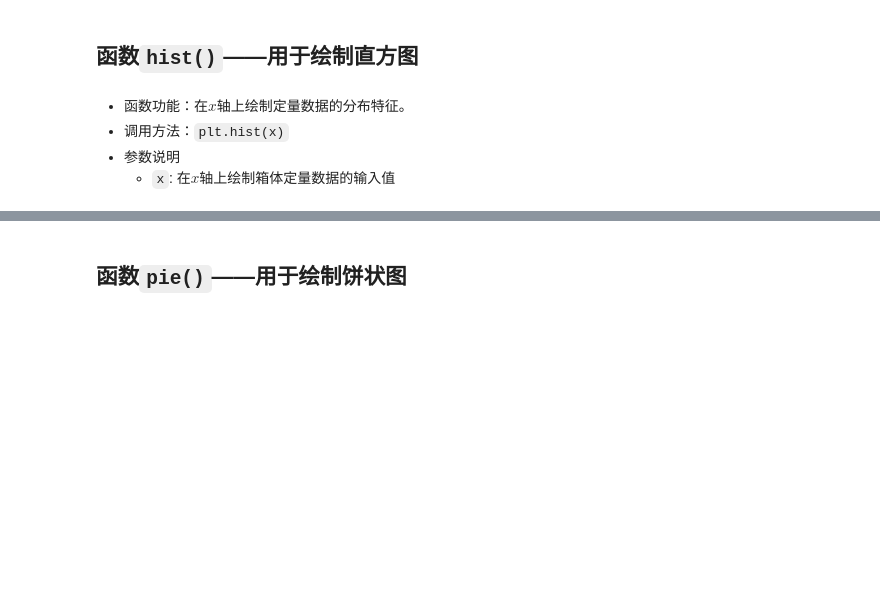
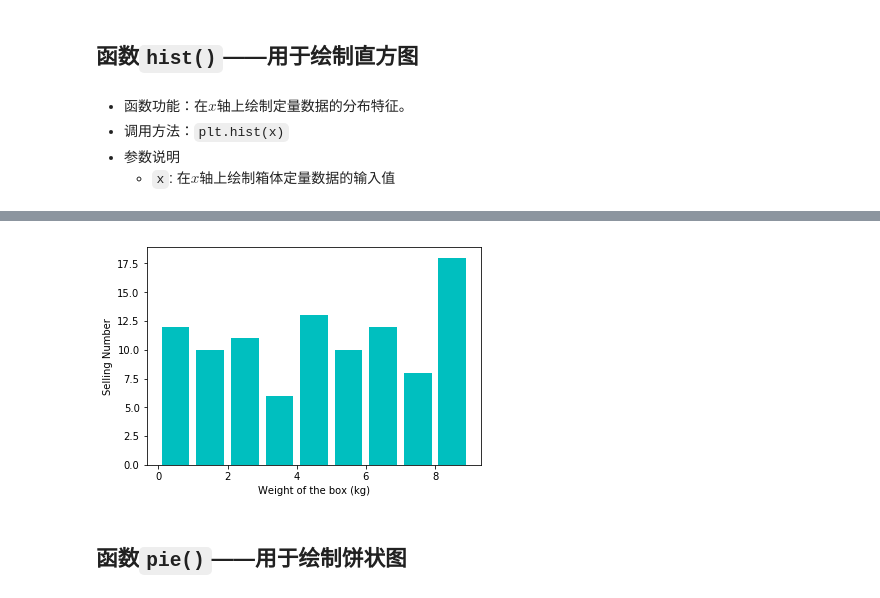
Before and after one commit to ThomsonRen/mathmodels-learner-doc, a Jupyter notebook: source/notebook源码/Python数据可视化方法之matplotlib.ipynb, the cells around one changed output, grey strips where cells are left out. Saved outputs shown, nothing was run; the diff lists cells and outputs as text; code cells hidden in the pictures; blank space fills up the shorter version.

```diff
--- a/source/notebook源码/Python数据可视化方法之matplotlib.ipynb
+++ b/source/notebook源码/Python数据可视化方法之matplotlib.ipynb
@@ -502,10 +504,12 @@ plt.hist(x,
         color = 'c',
         histtype = 'bar',
         rwidth=0.8,
-        alpha=0.3)
+        alpha=1)
 
 plt.xlabel('Weight of the box (kg)')
 plt.ylabel('Selling Number')
 
 ##plt.savefig('bar.pdf')
+
+plt.savefig('../images/python_basic/hist.svg',bbox_inches = 'tight')
 # %% [output]
@@ -513,3 +516,4 @@ plt.ylabel('Selling Number')
+[figure, added]
 # %% [markdown]
 ## 函数`pie()`——用于绘制饼状图
 # %% [markdown]
```
Also changed, not shown: parts of 20 cells of this notebook, 59 other files.
